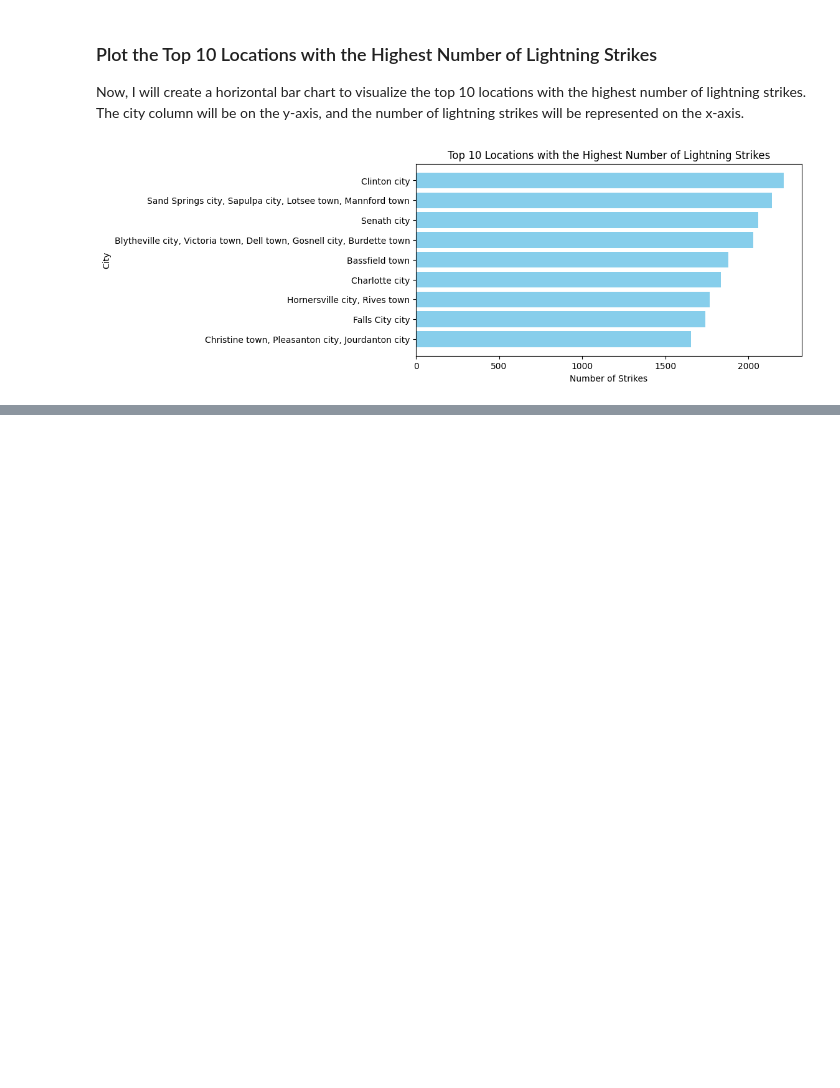
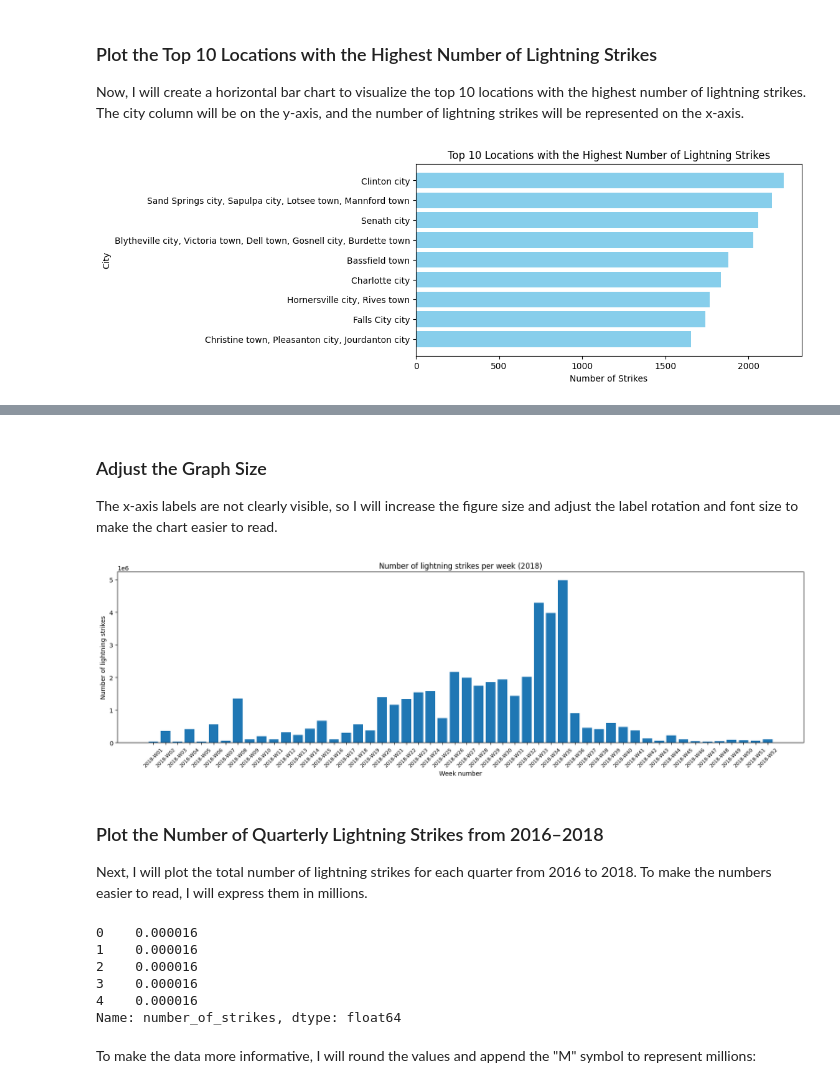
Before and after one commit to Cyberoctane29/NOAA-Lightning-Analysis, a Jupyter notebook: NOAA_Lightning_Analysis.ipynb, the cells around one changed output, grey strips where cells are left out. Saved outputs shown, nothing was run; the diff lists cells and outputs as text; code cells hidden in the pictures; blank space fills up the shorter version.

```diff
--- a/NOAA_Lightning_Analysis.ipynb
+++ b/NOAA_Lightning_Analysis.ipynb
@@ -307,0 +380,28 @@ plt.show()
+# %% [markdown]
+### Adjust the Graph Size
+The x-axis labels are not clearly visible, so I will increase the figure size and adjust the label rotation and font size to make the chart easier to read.
+# %%
+plt.figure(figsize = (20, 5)) # Increase output size.
+plt.bar(x = df_by_week_2018['week'], height = df_by_week_2018['number_of_strikes'])
+plt.xlabel("Week number")
+plt.ylabel("Number of lightning strikes")
+plt.title("Number of lightning strikes per week (2018)")
+plt.xticks(rotation = 45, fontsize = 8) # Rotate x-axis labels and decrease font size.
+plt.show()
+# %% [output]
+[figure, added]
+# %% [markdown]
+### Plot the Number of Quarterly Lightning Strikes from 2016–2018
+Next, I will plot the total number of lightning strikes for each quarter from 2016 to 2018. To make the numbers easier to read, I will express them in millions.
+# %%
+df_by_quarter = df['number_of_strikes'].div(1000000)
+df_by_quarter.head()
+# %% [output]
+0    0.000016
+1    0.000016
+2    0.000016
+3    0.000016
+4    0.000016
+Name: number_of_strikes, dtype: float64
+# %% [markdown]
+To make the data more informative, I will round the values and append the "M" symbol to represent millions:
```
Also changed, not shown: parts of 25 cells of this notebook.
